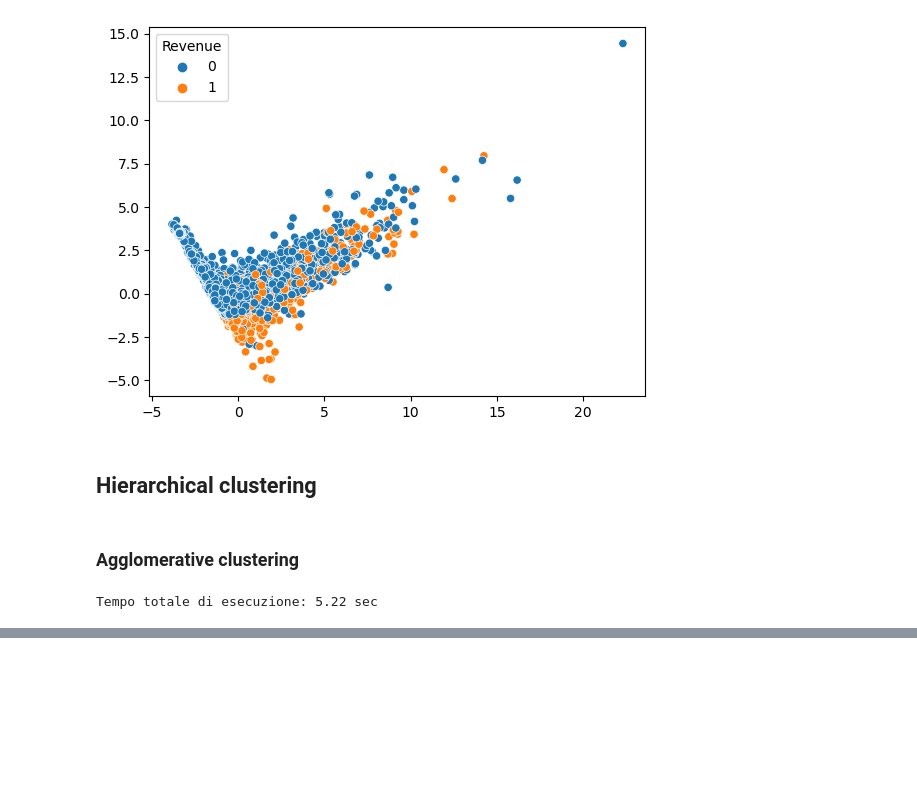
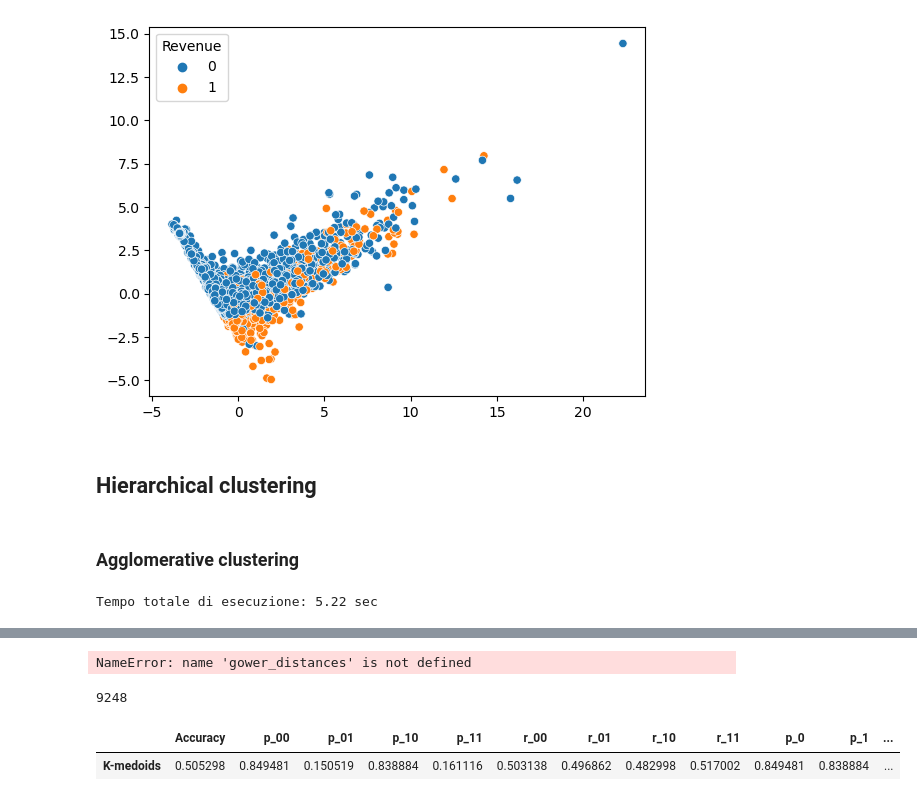
Before and after one commit to sararesta/ML-Homework, a Jupyter notebook: Clustering.ipynb, the cells around one changed output, grey strips where cells are left out. Drawn from its saved outputs; the diff is of its cells as text; code cells hidden in the pictures; blank space fills up the shorter version.

```diff
--- a/Clustering.ipynb
+++ b/Clustering.ipynb
@@ -249,0 +295,23 @@ print(get_cluster_metrics(labels_agglomerative,y_train))
+# %%
+from sklearn_extra.cluster import KMedoids
+from sklearn.datasets import make_blobs
+
+#import gower
+data, _ = make_blobs(n_samples=X_train_pca.shape[0], centers=2, random_state=42)
+#distance_matrix = pairwise_distances(data, metric='euclidean')
+distance_matrix=gower_distances(data_preprocessed)
+model_kmedoids = KMedoids(n_clusters=2, random_state=0, metric='precomputed')
+#gower_mat = gower.gower_matrix(X_train_pca)
+labels_kmedoids = model_kmedoids.fit_predict(distance_matrix)
+# %% [output]
+NameError: name 'gower_distances' is not defined
+# %%
+X_train_pca.shape[0]
+# %% [output]
+9248
+# %%
+metrics_kmedoids = get_cluster_metrics(labels_kmedoids,y_train,'K-medoids')
+metrics_kmedoids
+# %% [output]
+|  | Accuracy | p_00 | p_01 | p_10 | p_11 | r_00 | r_01 | r_10 | r_11 | p_0 | p_1 | ... |
+| K-medoids | 0.505298 | 0.849481 | 0.150519 | 0.838884 | 0.161116 | 0.503138 | 0.496862 | 0.482998 | 0.517002 | 0.849481 | 0.838884 | ... |
```
Also changed, not shown: parts of 7 cells of this notebook.
